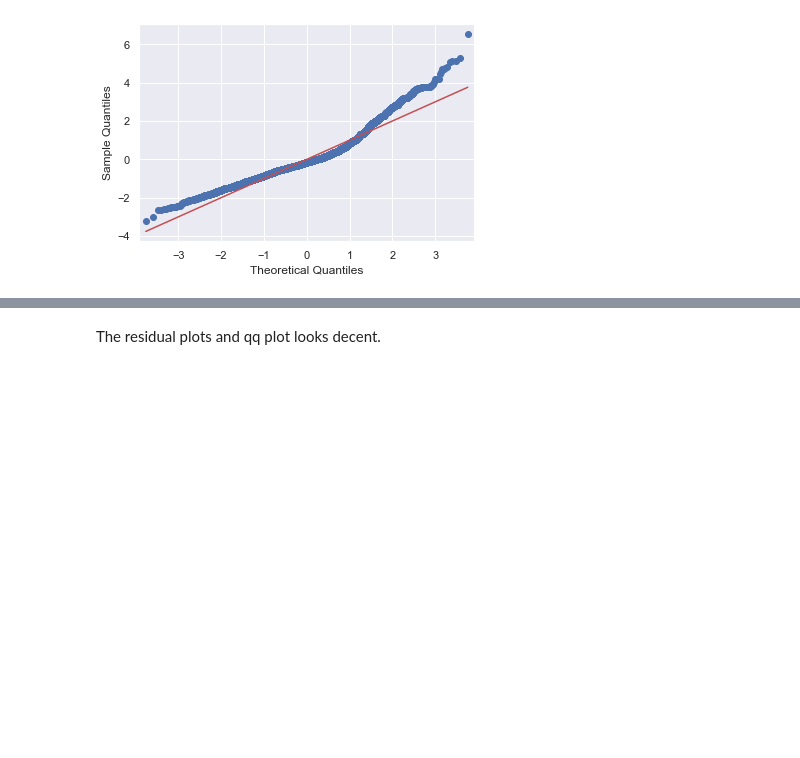
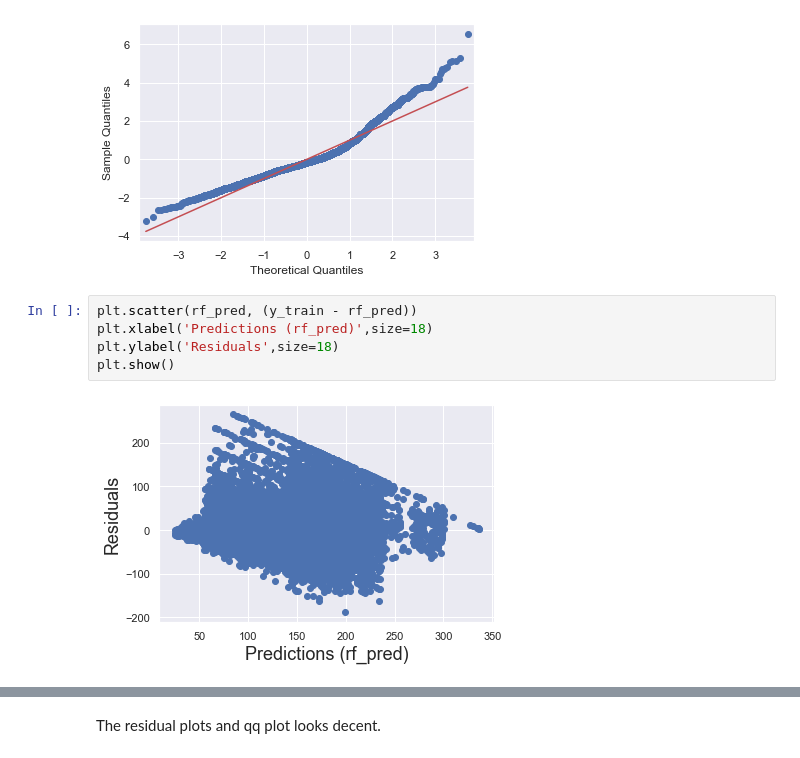
Before and after one commit to kinlongsun/Mini-Project-1, a Jupyter notebook: Capstone Project 1/CP1_In-Depth Analysis.ipynb, the cells around one changed output, grey strips where cells are left out. Saved outputs shown, nothing was run; the diff lists cells and outputs as text; blank space fills up the shorter version.

```diff
--- a/Capstone Project 1/CP1_In-Depth Analysis.ipynb
+++ b/Capstone Project 1/CP1_In-Depth Analysis.ipynb
@@ -395,3 +599,10 @@ plt.show()
 _ = sm.qqplot(df_test['Residual'], fit=True, line='s')
 # %% [output]
 [figure]
+# %%
+plt.scatter(rf_pred, (y_train - rf_pred))
+plt.xlabel('Predictions (rf_pred)',size=18)
+plt.ylabel('Residuals',size=18)
+plt.show()
+# %% [output]
+[figure, added]
```
Also changed, not shown: parts of 52 cells of this notebook.
